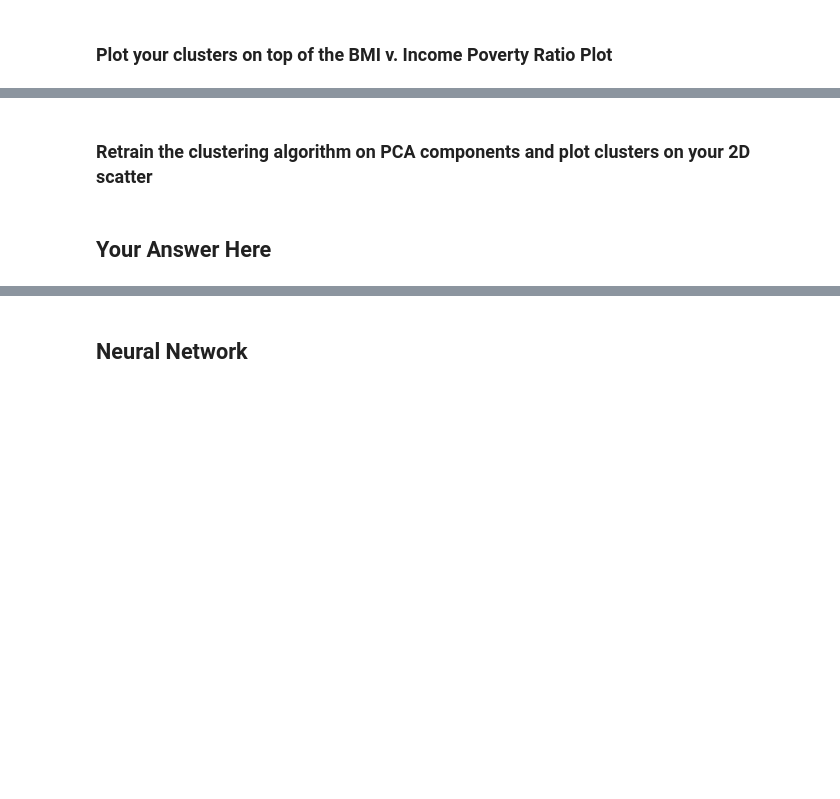
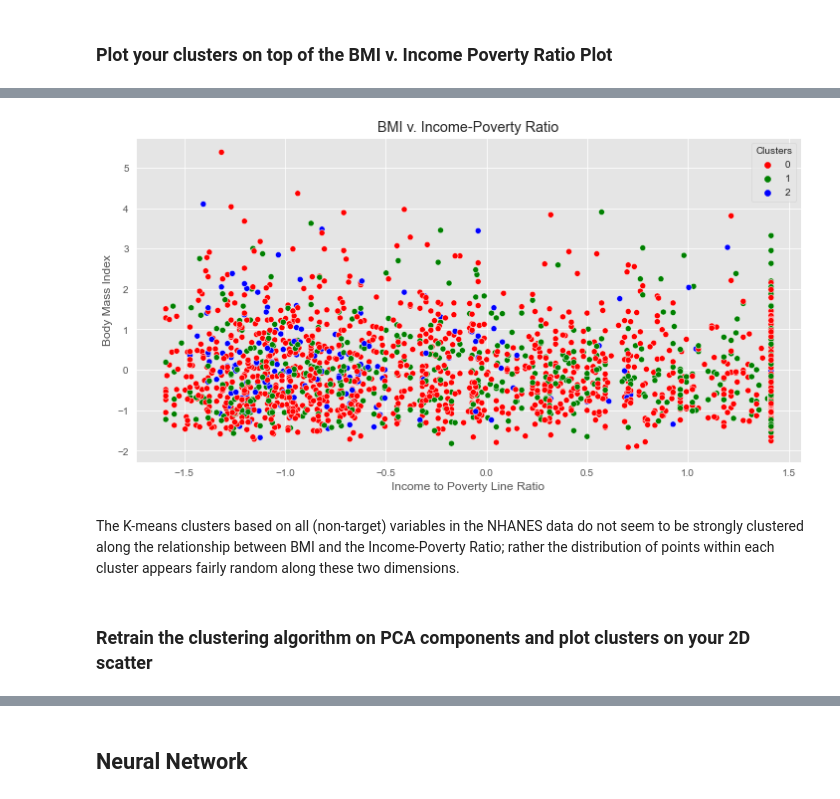
Before and after one commit to lawrence-j-liu/CSS_Project-4_Team-5_Fall-2020, a Jupyter notebook: Project 4 Students.ipynb, the cells around one changed output, grey strips where cells are left out. Cells and saved outputs as stored; diff of their text form; code cells hidden in the pictures; blank space fills up the shorter version.

```diff
--- a/Project 4 Students.ipynb
+++ b/Project 4 Students.ipynb
@@ -236,2 +251,5 @@ Summarizing the data with only principal components 1 and 2 does not do a good j
+# %%
+kmeans = KMeans(n_clusters=3, max_iter=300).fit(nhanes_scaled_X)
+nhanes_scaled_X["Cluster"] = kmeans.labels_
 # %% [markdown]
 ### Plot your clusters on top of the BMI v. Income Poverty Ratio Plot
@@ -242,2 +256,12 @@ Summarizing the data with only principal components 1 and 2 does not do a good j
+# %%
+ax = sns.scatterplot(x = "INDFMPIR", y = "BMXBMI", hue = "Cluster", palette = ['r', 'g', 'b'], data = nhanes_scaled_X)
+ax.set(xlabel = "Income to Poverty Line Ratio",
+      ylabel = "Body Mass Index")
+ax.set_title("BMI v. Income-Poverty Ratio")
+plt.show()
+# %% [output]
+[figure, added]
+# %% [markdown]
+The K-means clusters based on all (non-target) variables in the NHANES data do not seem to be strongly clustered along the relationship between BMI and the Income-Poverty Ratio; rather the distribution of points within each cluster appears fairly random along these two dimensions.
 # %% [markdown]
 ### Retrain the clustering algorithm on PCA components and plot clusters on your 2D scatter
@@ -246,2 +267,0 @@ Summarizing the data with only principal components 1 and 2 does not do a good j
-# %% [markdown]
-## Your Answer Here
```
Also changed, not shown: parts of 15 cells of this notebook.
